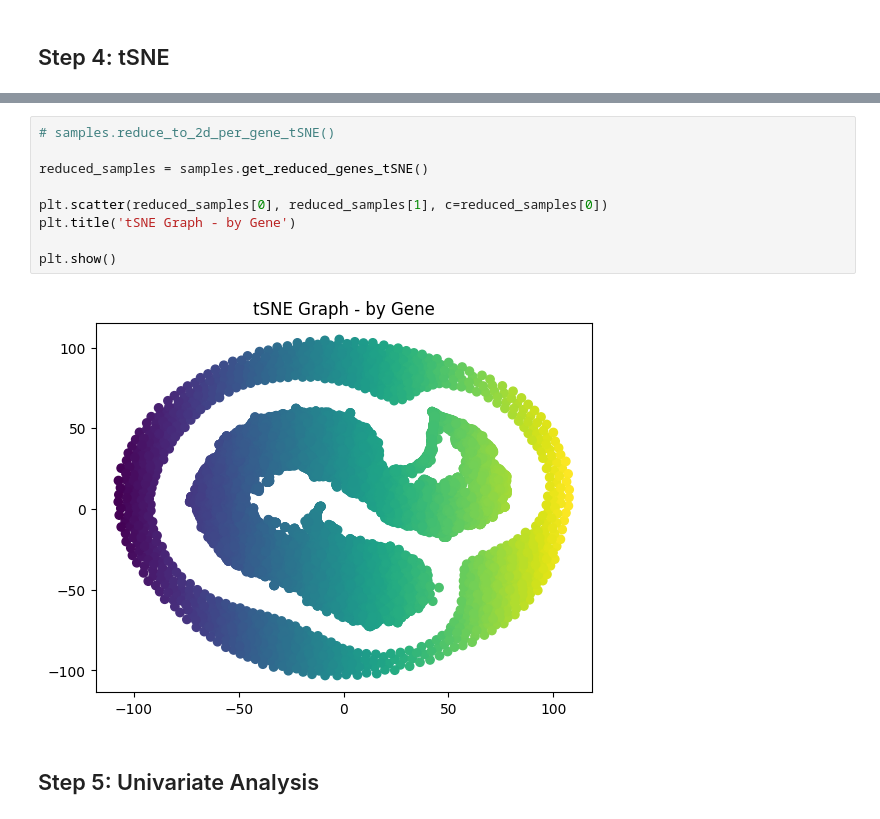
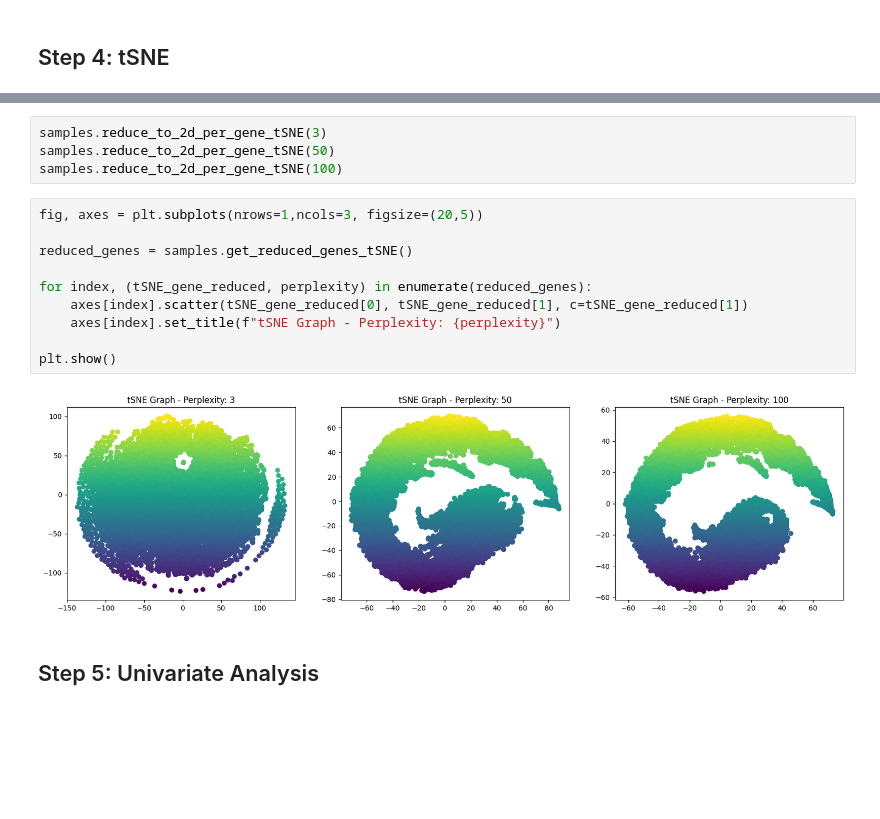
Before and after one commit to demic-dev/als-biomarker-identification-project, a Jupyter notebook: Report.ipynb, the cells around one changed output, grey strips where cells are left out. Saved outputs shown, nothing was run; the diff lists cells and outputs as text; blank space fills up the shorter version.

```diff
--- a/Report.ipynb
+++ b/Report.ipynb
@@ -297,14 +163,19 @@ plt.show()
-# %%
-# samples.reduce_to_2d_per_gene_tSNE()
-
-reduced_samples = samples.get_reduced_genes_tSNE()
-
-plt.scatter(reduced_samples[0], reduced_samples[1], c=reduced_samples[0])
-plt.title('tSNE Graph - by Gene')
-
-plt.show()
-# %% [output]
-[figure, removed]
+# %%
+samples.reduce_to_2d_per_gene_tSNE(3)
+samples.reduce_to_2d_per_gene_tSNE(50)
+samples.reduce_to_2d_per_gene_tSNE(100)
+# %%
+fig, axes = plt.subplots(nrows=1,ncols=3, figsize=(20,5))
+
+reduced_genes = samples.get_reduced_genes_tSNE()
+
+for index, (tSNE_gene_reduced, perplexity) in enumerate(reduced_genes):
+    axes[index].scatter(tSNE_gene_reduced[0], tSNE_gene_reduced[1], c=tSNE_gene_reduced[1])
+    axes[index].set_title(f"tSNE Graph - Perplexity: {perplexity}")
+
+plt.show()
+# %% [output]
+[figure, added]
 # %% [markdown]
 ## Step 5: Univariate Analysis
 # %%
```
Also changed, not shown: parts of 34 cells of this notebook, 2 other files.
